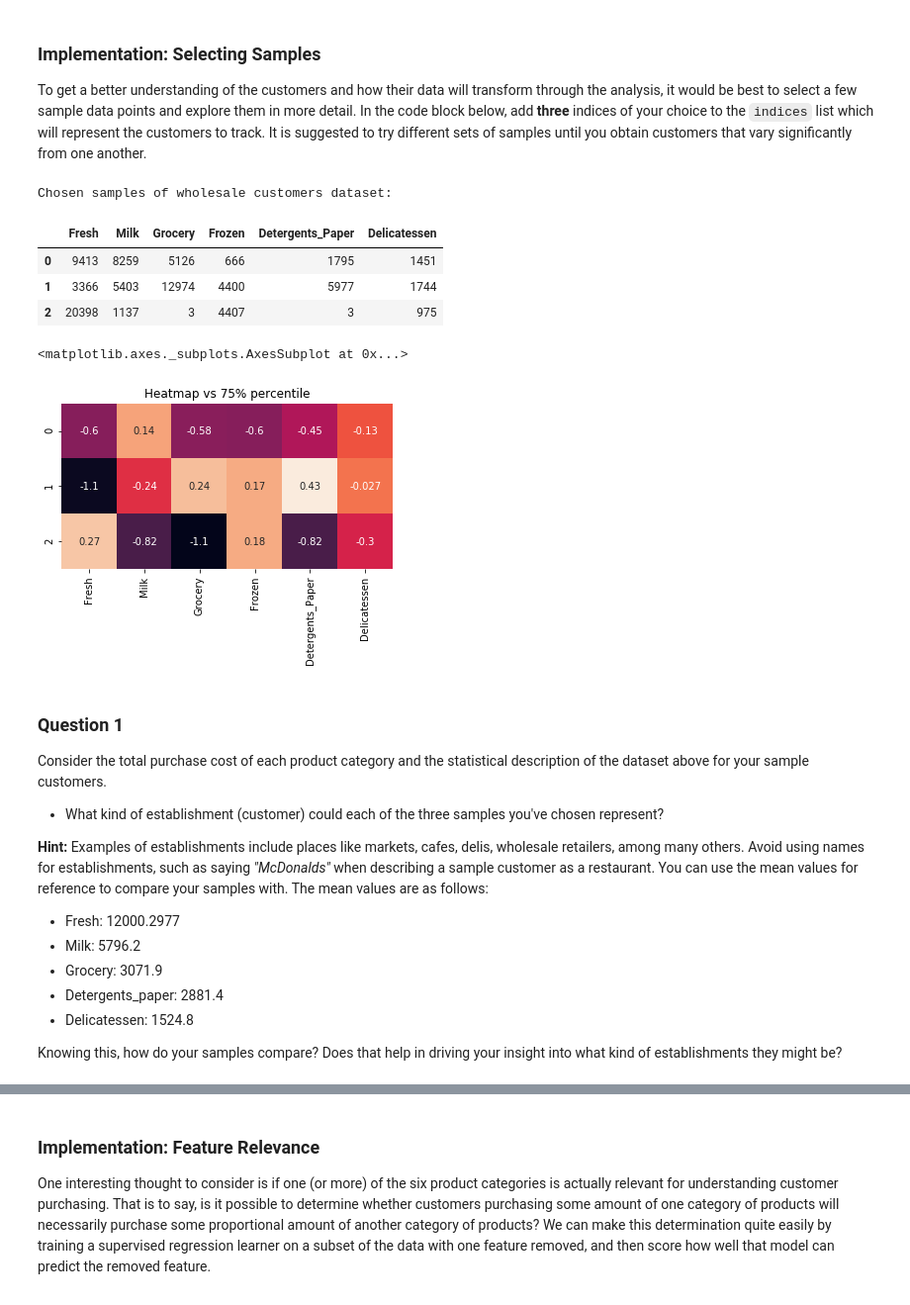
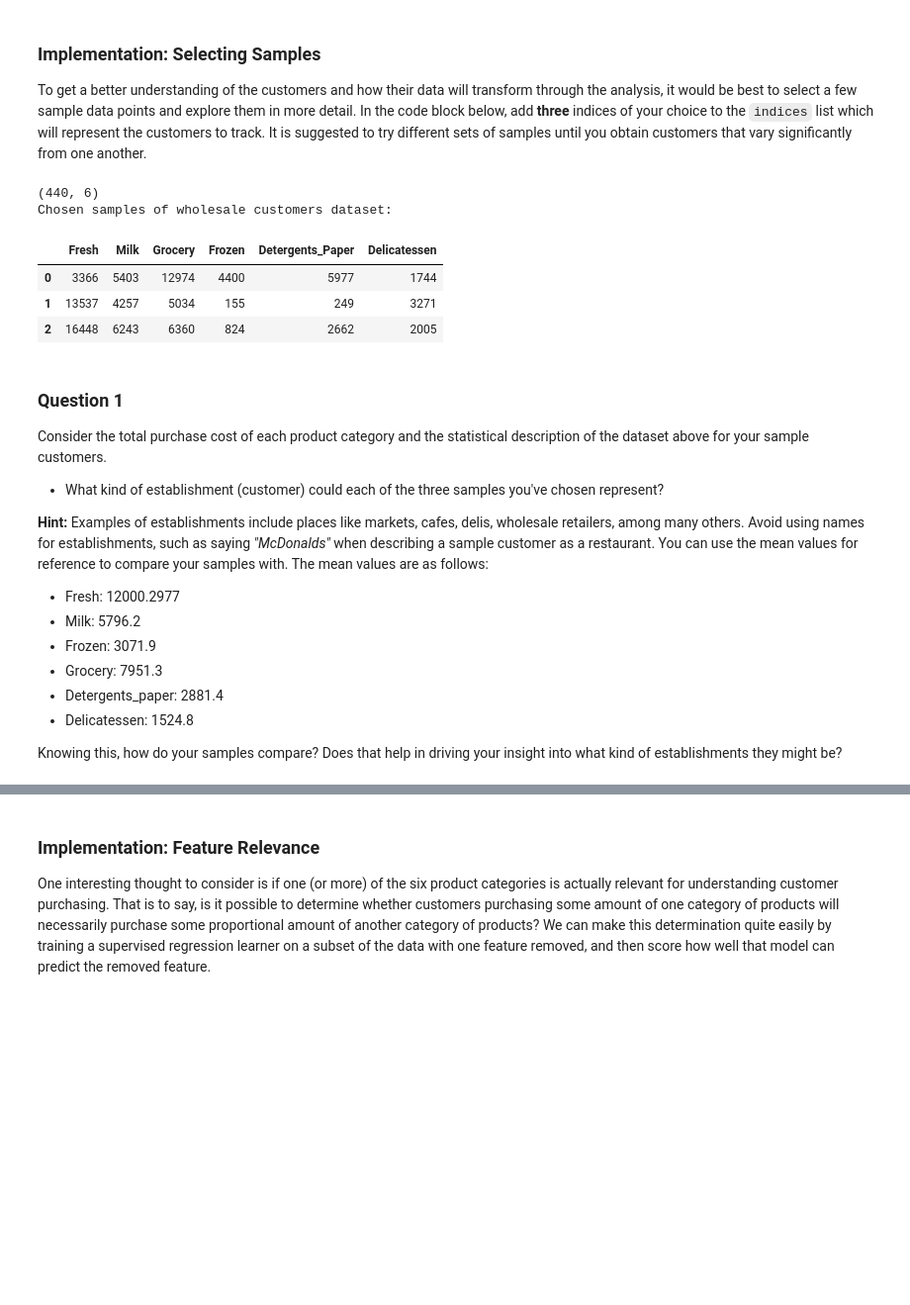
Before and after one commit to wang-zhe/Udacity-Review-Statistics, a Jupyter notebook: customer_segments.ipynb, the cells around one changed output, grey strips where cells are left out. Shown: that part at 99% size. Drawn from its saved outputs; the diff is of its cells as text; code cells hidden in the pictures; blank space fills up the shorter version.

```diff
--- a/customer_segments.ipynb
+++ b/customer_segments.ipynb
@@ -60,22 +60,20 @@ display(data.describe())
 To get a better understanding of the customers and how their data will transform through the analysis, it would be best to select a few sample data points and explore them in more detail. In the code block below, add **three** indices of your choice to the `indices` list which will represent the customers to track. It is suggested to try different sets of samples until you obtain customers that vary significantly from one another.
 # %%
 # TODO: Select three indices of your choice you wish to sample from the dataset
-indices = [5,10,75]
+indices = [10, 138, 300]
+print(data.shape)
 
 # Create a DataFrame of the chosen samples
 samples = pd.DataFrame(data.loc[indices], columns = data.keys()).reset_index(drop = True)
 print("Chosen samples of wholesale customers dataset:")
 display(samples)
-plt.axes().set_title("Heatmap vs 75% percentile")
-sns.heatmap((samples-data.quantile(q=0.75))/data.std(ddof=0), annot=True, cbar=False, square=True)
 # %% [output]
+(440, 6)
 Chosen samples of wholesale customers dataset:
 |  | Fresh | Milk | Grocery | Frozen | Detergents_Paper | Delicatessen |
-| 0 | 9413 | 8259 | 5126 | 666 | 1795 | 1451 |
-| 1 | 3366 | 5403 | 12974 | 4400 | 5977 | 1744 |
-| 2 | 20398 | 1137 | 3 | 4407 | 3 | 975 |
+| 0 | 3366 | 5403 | 12974 | 4400 | 5977 | 1744 |
+| 1 | 13537 | 4257 | 5034 | 155 | 249 | 3271 |
+| 2 | 16448 | 6243 | 6360 | 824 | 2662 | 2005 |
-<matplotlib.axes._subplots.AxesSubplot at 0x...>
-[figure, removed]
 # %% [markdown]
 ### Question 1
 Consider the total purchase cost of each product category and the statistical description of the dataset above for your sample customers.
@@ -86,7 +84,8 @@ Consider the total purchase cost of each product category and the statistical de
 
 * Fresh: 12000.2977
 * Milk: 5796.2
-* Grocery: 3071.9
+* Frozen: 3071.9
+* Grocery: 7951.3
 * Detergents_paper: 2881.4
 * Delicatessen: 1524.8
 
```
Also changed, not shown: parts of 46 cells of this notebook.
